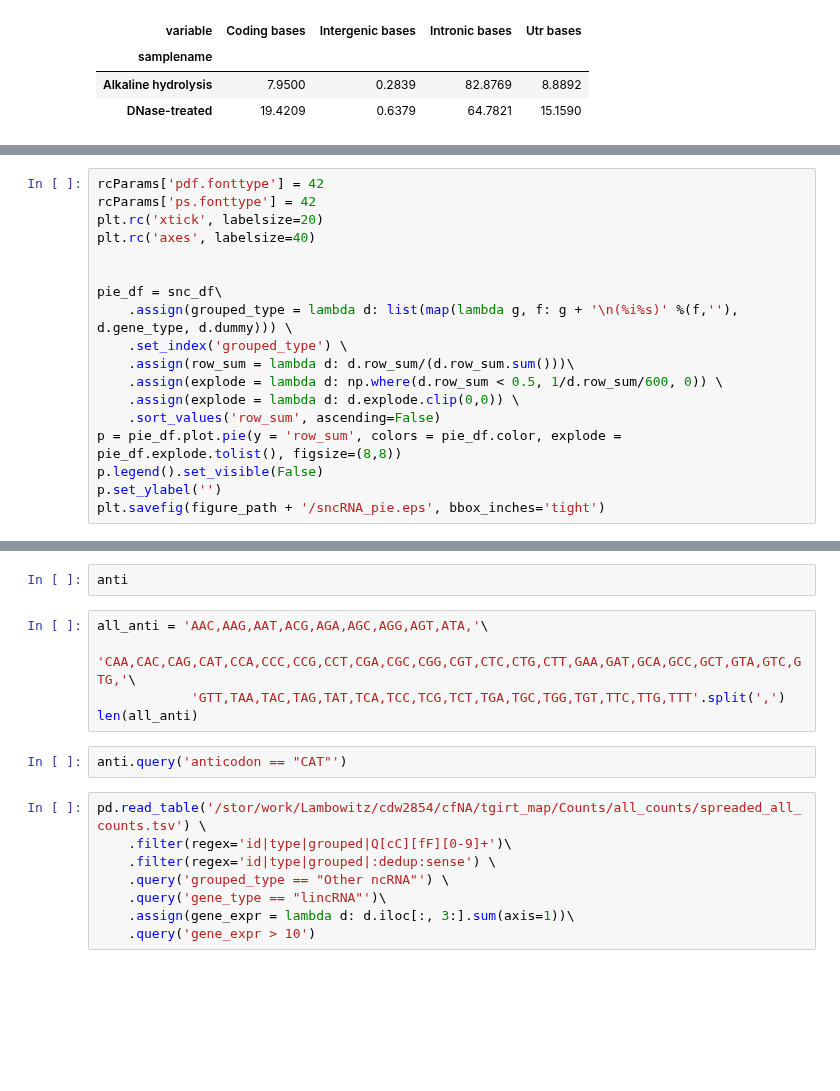
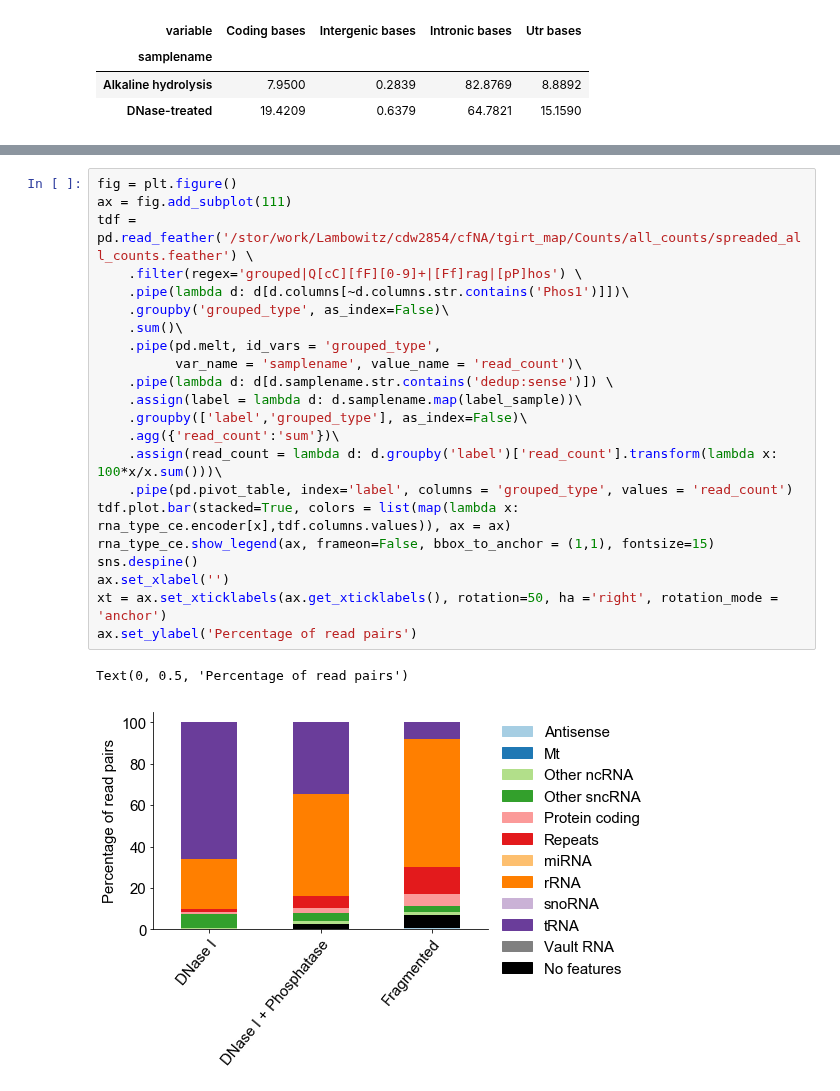
Before and after one commit to wckdouglas/cfNA, a Jupyter notebook: plots/plot_count.ipynb, the cells around one changed output, grey strips where cells are left out. Saved outputs shown, nothing was run; the diff lists cells and outputs as text; blank space fills up the shorter version.

```diff
--- a/plots/plot_count.ipynb
+++ b/plots/plot_count.ipynb
@@ -584,18 +254,0 @@ snc_df
-# %%
-rcParams['pdf.fonttype'] = 42
-rcParams['ps.fonttype'] = 42
-plt.rc('xtick', labelsize=20)
-plt.rc('axes', labelsize=40)
-
-
-pie_df = snc_df\
-    .assign(grouped_type = lambda d: list(map(lambda g, f: g + '\n(%i%s)' %(f,''), d.gene_type, d.dummy))) \
-    .set_index('grouped_type') \
-    .assign(row_sum = lambda d: d.row_sum/(d.row_sum.sum()))\
-    .assign(explode = lambda d: np.where(d.row_sum < 0.5, 1/d.row_sum/600, 0)) \
-    .assign(explode = lambda d: d.explode.clip(0,0)) \
-    .sort_values('row_sum', ascending=False)
-p = pie_df.plot.pie(y = 'row_sum', colors = pie_df.color, explode = pie_df.explode.tolist(), figsize=(8,8))
-p.legend().set_visible(False)
-p.set_ylabel('')
-plt.savefig(figure_path + '/sncRNA_pie.eps', bbox_inches='tight')
@@ -650,17 +255,25 @@ anti = pd.read_table('/stor/work/Lambowitz/cdw2854/cfNA/tgirt_map/Counts/all_cou
-# %%
-anti
-# %%
-all_anti = 'AAC,AAG,AAT,ACG,AGA,AGC,AGG,AGT,ATA,'\
-        'CAA,CAC,CAG,CAT,CCA,CCC,CCG,CCT,CGA,CGC,CGG,CGT,CTC,CTG,CTT,GAA,GAT,GCA,GCC,GCT,GTA,GTC,GTG,'\
-            'GTT,TAA,TAC,TAG,TAT,TCA,TCC,TCG,TCT,TGA,TGC,TGG,TGT,TTC,TTG,TTT'.split(',')
-len(all_anti)
-# %%
-anti.query('anticodon == "CAT"')
-# %%
-pd.read_table('/stor/work/Lambowitz/cdw2854/cfNA/tgirt_map/Counts/all_counts/spreaded_all_counts.tsv') \
-    .filter(regex='id|type|grouped|Q[cC][fF][0-9]+')\
-    .filter(regex='id|type|grouped|:dedup:sense') \
-    .query('grouped_type == "Other ncRNA"') \
-    .query('gene_type == "lincRNA"')\
-    .assign(gene_expr = lambda d: d.iloc[:, 3:].sum(axis=1))\
-    .query('gene_expr > 10')
+# %%
+fig = plt.figure()
+ax = fig.add_subplot(111)
+tdf = pd.read_feather('/stor/work/Lambowitz/cdw2854/cfNA/tgirt_map/Counts/all_counts/spreaded_all_counts.feather') \
+    .filter(regex='grouped|Q[cC][fF][0-9]+|[Ff]rag|[pP]hos') \
+    .pipe(lambda d: d[d.columns[~d.columns.str.contains('Phos1')]])\
+    .groupby('grouped_type', as_index=False)\
+    .sum()\
+    .pipe(pd.melt, id_vars = 'grouped_type',
+          var_name = 'samplename', value_name = 'read_count')\
+    .pipe(lambda d: d[d.samplename.str.contains('dedup:sense')]) \
+    .assign(label = lambda d: d.samplename.map(label_sample))\
+    .groupby(['label','grouped_type'], as_index=False)\
+    .agg({'read_count':'sum'})\
+    .assign(read_count = lambda d: d.groupby('label')['read_count'].transform(lambda x: 100*x/x.sum()))\
+    .pipe(pd.pivot_table, index='label', columns = 'grouped_type', values = 'read_count')
+tdf.plot.bar(stacked=True, colors = list(map(lambda x: rna_type_ce.encoder[x],tdf.columns.values)), ax = ax)
+rna_type_ce.show_legend(ax, frameon=False, bbox_to_anchor = (1,1), fontsize=15)
+sns.despine()
+ax.set_xlabel('')
+xt = ax.set_xticklabels(ax.get_xticklabels(), rotation=50, ha ='right', rotation_mode = 'anchor')
+ax.set_ylabel('Percentage of read pairs')
+# %% [output]
+Text(0, 0.5, 'Percentage of read pairs')
+[figure, added]
```
Also changed, not shown: parts of 37 cells of this notebook, 11 other files.
